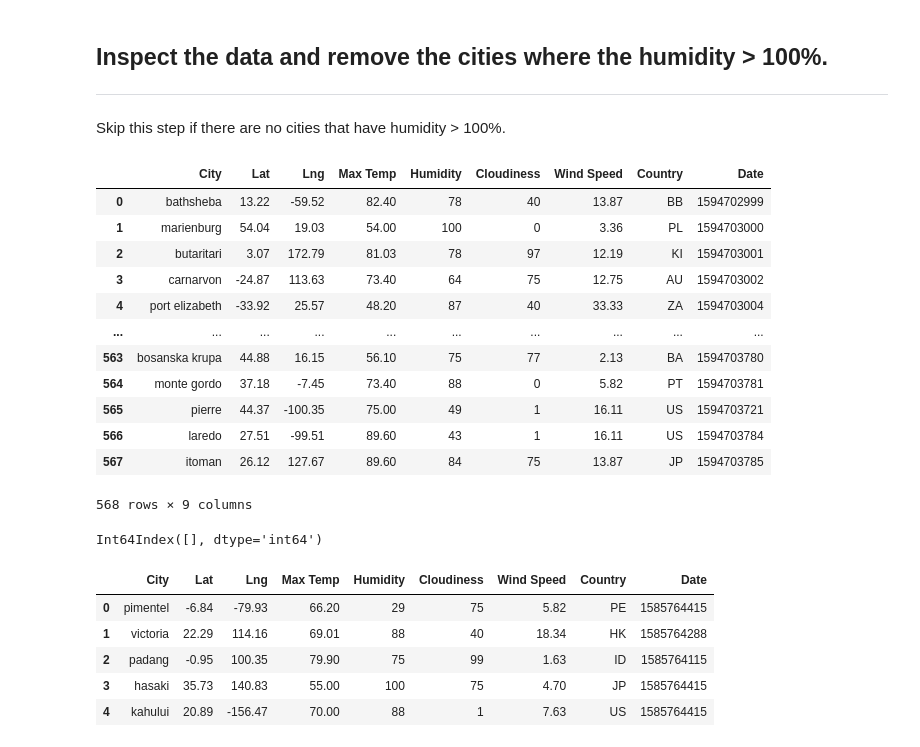
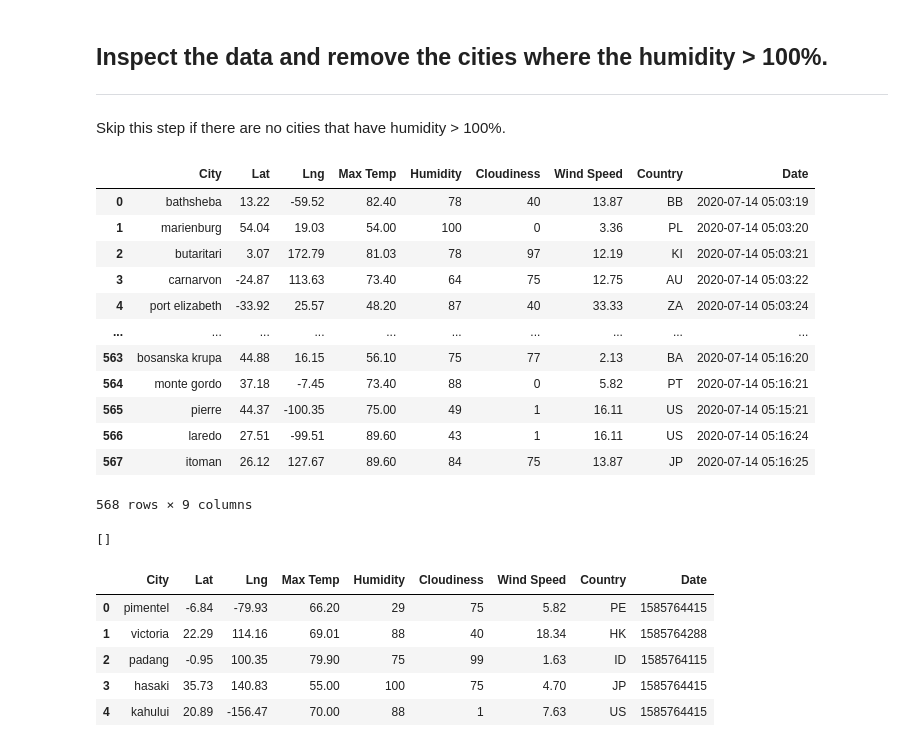
Before and after one commit to szerpa17/API-Challenge, a Jupyter notebook: WeatherPy/WeatherPy.ipynb, the cells around one changed output. Drawn from its saved outputs; the diff is of its cells as text; code cells hidden in the pictures.

Commit message:
converted date column

```diff
--- a/WeatherPy/WeatherPy.ipynb
+++ b/WeatherPy/WeatherPy.ipynb
@@ -179,29 +179,31 @@ Skip this step if there are no cities that have humidity > 100%.
 # %%
 # Load the file that was previously exported
 file_path = os.path.join('output_data', 'cities.csv')
 df = pd.read_csv(file_path)
+# Transoform date data to a more readable format.
+df['Date'] = pd.to_datetime(df['Date'], unit='s')
 df
 # %% [output]
 |  | City | Lat | Lng | Max Temp | Humidity | Cloudiness | Wind Speed | Country | Date |
-| 0 | bathsheba | 13.22 | -59.52 | 82.40 | 78 | 40 | 13.87 | BB | 1594702999 |
-| 1 | marienburg | 54.04 | 19.03 | 54.00 | 100 | 0 | 3.36 | PL | 1594703000 |
-| 2 | butaritari | 3.07 | 172.79 | 81.03 | 78 | 97 | 12.19 | KI | 1594703001 |
-| 3 | carnarvon | -24.87 | 113.63 | 73.40 | 64 | 75 | 12.75 | AU | 1594703002 |
-| 4 | port elizabeth | -33.92 | 25.57 | 48.20 | 87 | 40 | 33.33 | ZA | 1594703004 |
+| 0 | bathsheba | 13.22 | -59.52 | 82.40 | 78 | 40 | 13.87 | BB | 2020-07-14 05:03:19 |
+| 1 | marienburg | 54.04 | 19.03 | 54.00 | 100 | 0 | 3.36 | PL | 2020-07-14 05:03:20 |
+| 2 | butaritari | 3.07 | 172.79 | 81.03 | 78 | 97 | 12.19 | KI | 2020-07-14 05:03:21 |
+| 3 | carnarvon | -24.87 | 113.63 | 73.40 | 64 | 75 | 12.75 | AU | 2020-07-14 05:03:22 |
+| 4 | port elizabeth | -33.92 | 25.57 | 48.20 | 87 | 40 | 33.33 | ZA | 2020-07-14 05:03:24 |
 | ... | ... | ... | ... | ... | ... | ... | ... | ... | ... |
-| 563 | bosanska krupa | 44.88 | 16.15 | 56.10 | 75 | 77 | 2.13 | BA | 1594703780 |
-| 564 | monte gordo | 37.18 | -7.45 | 73.40 | 88 | 0 | 5.82 | PT | 1594703781 |
-| 565 | pierre | 44.37 | -100.35 | 75.00 | 49 | 1 | 16.11 | US | 1594703721 |
-| 566 | laredo | 27.51 | -99.51 | 89.60 | 43 | 1 | 16.11 | US | 1594703784 |
-| 567 | itoman | 26.12 | 127.67 | 89.60 | 84 | 75 | 13.87 | JP | 1594703785 |
+| 563 | bosanska krupa | 44.88 | 16.15 | 56.10 | 75 | 77 | 2.13 | BA | 2020-07-14 05:16:20 |
+| 564 | monte gordo | 37.18 | -7.45 | 73.40 | 88 | 0 | 5.82 | PT | 2020-07-14 05:16:21 |
+| 565 | pierre | 44.37 | -100.35 | 75.00 | 49 | 1 | 16.11 | US | 2020-07-14 05:15:21 |
+| 566 | laredo | 27.51 | -99.51 | 89.60 | 43 | 1 | 16.11 | US | 2020-07-14 05:16:24 |
+| 567 | itoman | 26.12 | 127.67 | 89.60 | 84 | 75 | 13.87 | JP | 2020-07-14 05:16:25 |
 568 rows × 9 columns
 # %%
 #  Get the indices of cities that have humidity over 100%.
 # No cities were found to have an index over 100
-index_list = df.loc[df['Humidity'] > 100].index
+index_list = df.loc[df['Humidity'] > 100].index.tolist()
 index_list
 # %% [output]
-Int64Index([], dtype='int64')
+[]
 # %%
 # Make a new DataFrame equal to the city data to drop all humidity outliers by index.
 # Passing "inplace=False" will make a copy of the city_data DataFrame, which we call "clean_city_data".
```
Also changed, not shown: parts of 1 cell of this notebook.
